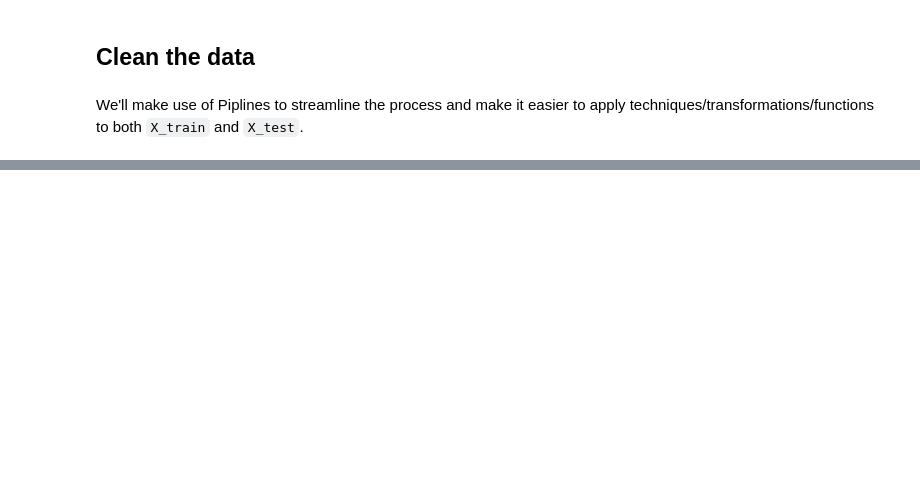
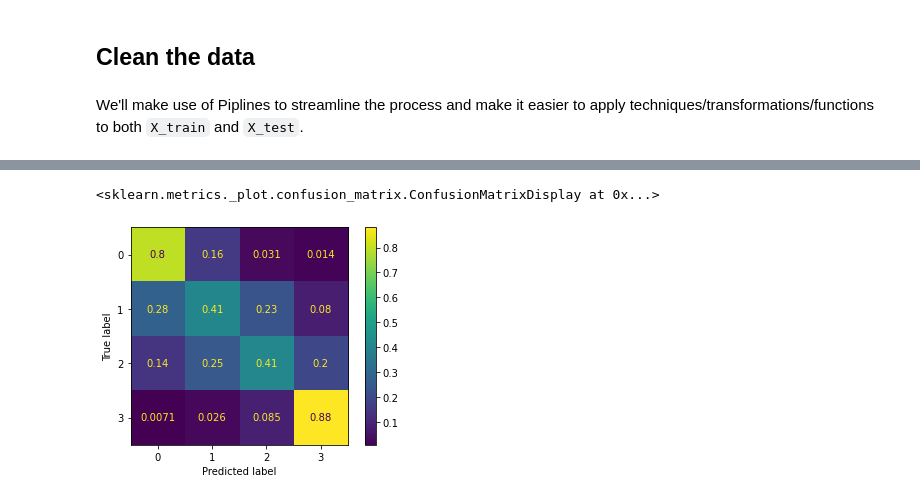
Before and after one commit to AngieKay/Chicago-Crashes, a Jupyter notebook: ChicagoCrashes_modeling.ipynb, the cells around one changed output, grey strips where cells are left out. Saved outputs shown, nothing was run; the diff lists cells and outputs as text; code cells hidden in the pictures; blank space fills up the shorter version.

```diff
--- a/ChicagoCrashes_modeling.ipynb
+++ b/ChicagoCrashes_modeling.ipynb
@@ -301,0 +548,7 @@ We'll make use of Piplines to streamline the process and make it easier to apply
+# %%
+lr_pipe = Pipeline(steps=[
+    ('ss', StandardScaler()),
+    ('lr', LogisticRegression(class_weight='balanced'))
+])
+# %%
+lr_pipe.fit(X_train_clean, y_train)
@@ -301,0 +599,5 @@ We'll make use of Piplines to streamline the process and make it easier to apply
+# %%
+plot_confusion_matrix(lr_pipe, X_train_clean, y_train, normalize='true');
+# %% [output]
+<sklearn.metrics._plot.confusion_matrix.ConfusionMatrixDisplay at 0x...>
+[figure, added]
```
Also changed, not shown: parts of 69 cells of this notebook.
